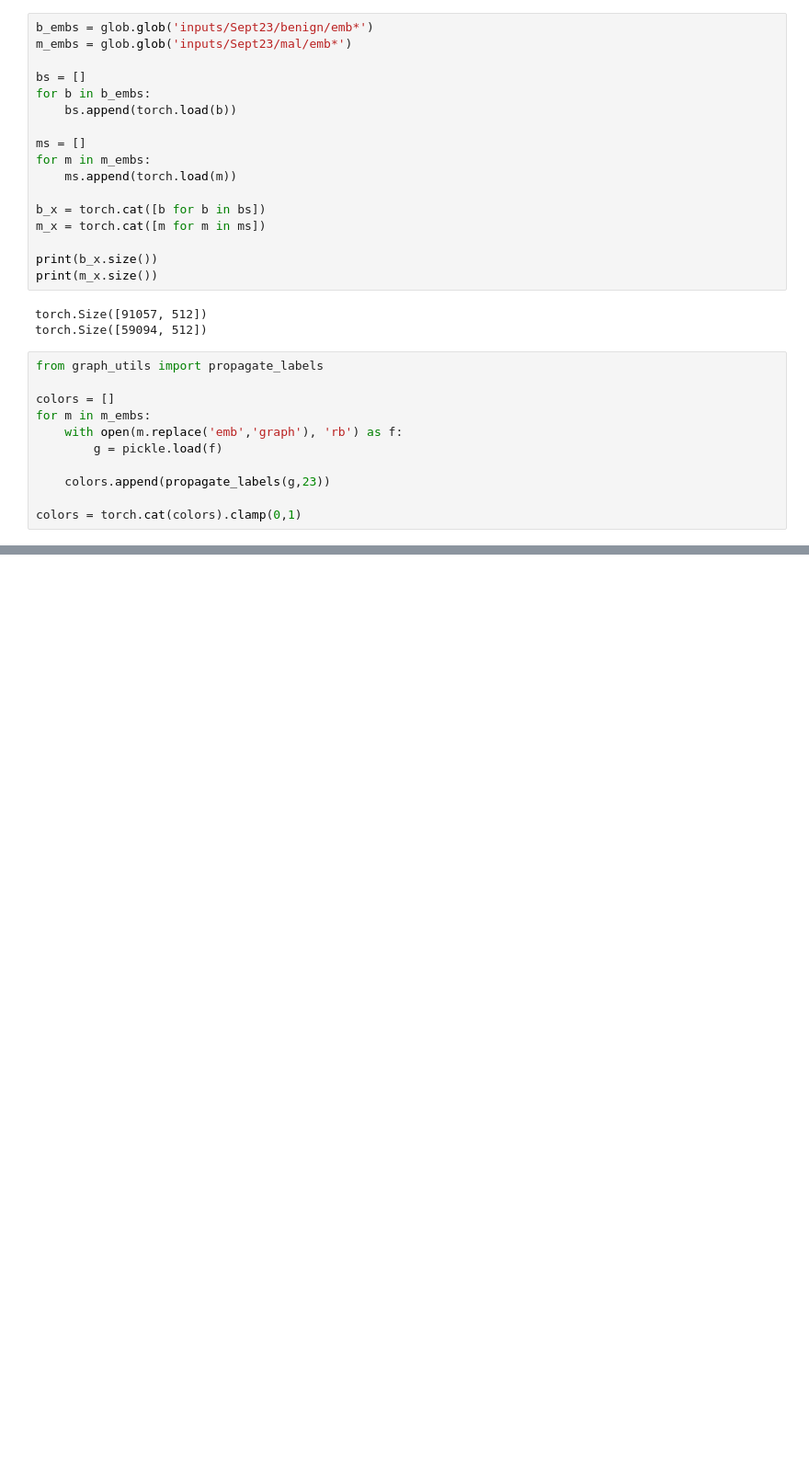
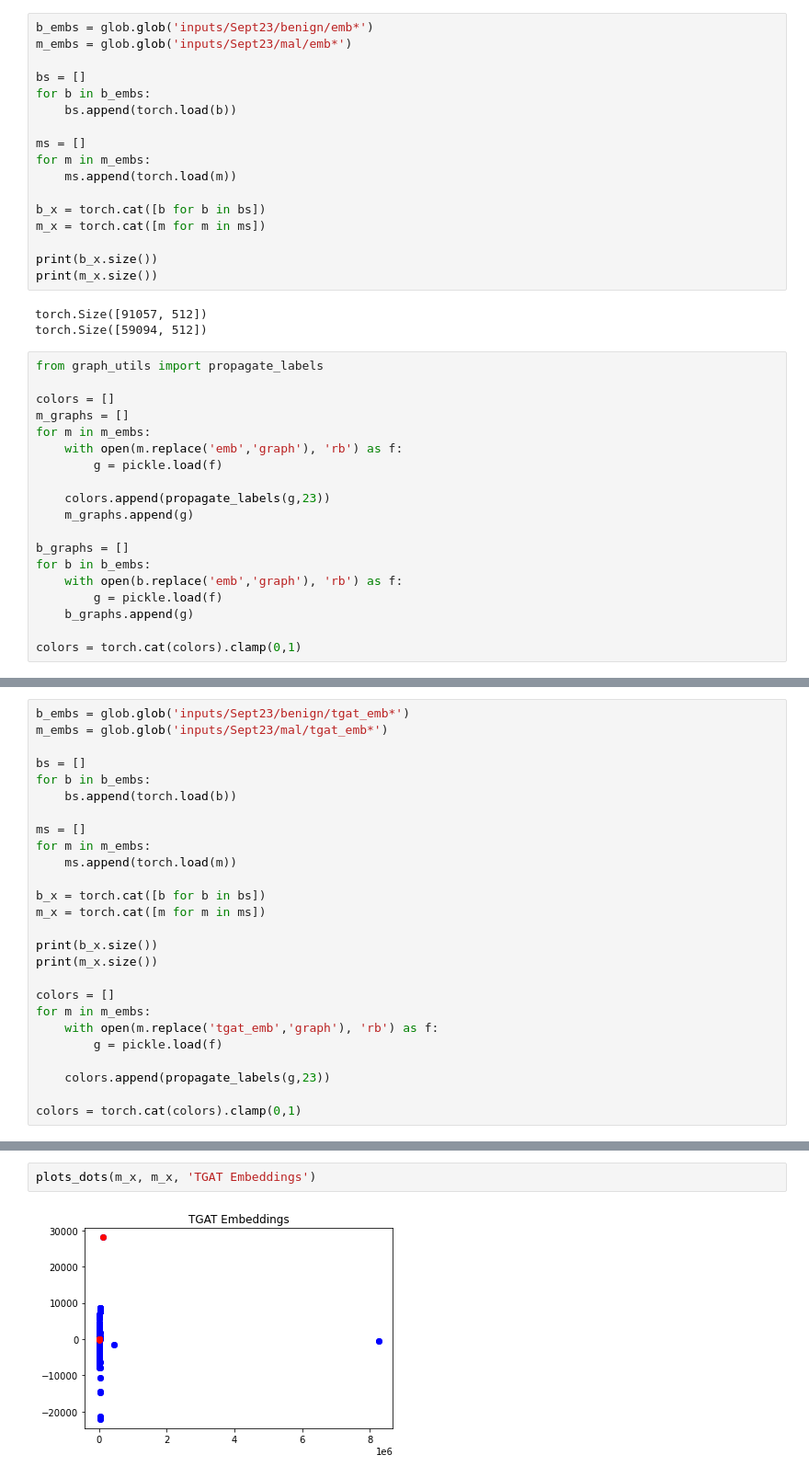
Before and after one commit to zazyzaya/NestedGraphs, a Jupyter notebook: notebooks/view_embs.ipynb, the cells around one changed output, grey strips where cells are left out. Shown at 92% size. Saved outputs shown, nothing was run; the diff lists cells and outputs as text; blank space fills up the shorter version.

```diff
--- a/notebooks/view_embs.ipynb
+++ b/notebooks/view_embs.ipynb
@@ -33,11 +33,19 @@ torch.Size([59094, 512])
 from graph_utils import propagate_labels
 
 colors = []
+m_graphs = []
 for m in m_embs:
     with open(m.replace('emb','graph'), 'rb') as f:
         g = pickle.load(f)
 
     colors.append(propagate_labels(g,23))
+    m_graphs.append(g)
+
+b_graphs = []
+for b in b_embs:
+    with open(b.replace('emb','graph'), 'rb') as f:
+        g = pickle.load(f)
+    b_graphs.append(g)
 
 colors = torch.cat(colors).clamp(0,1)
 # %%
@@ -62,0 +70,26 @@ plots_dots(b_x[:,256:], m_x[:,256:], 'Just files')
+# %%
+b_embs = glob.glob('inputs/Sept23/benign/tgat_emb*')
+m_embs = glob.glob('inputs/Sept23/mal/tgat_emb*')
+
+bs = []
+for b in b_embs:
+    bs.append(torch.load(b))
+
+ms = []
+for m in m_embs:
+    ms.append(torch.load(m))
+
+b_x = torch.cat([b for b in bs])
+m_x = torch.cat([m for m in ms])
+
+print(b_x.size())
+print(m_x.size())
+
+colors = []
+for m in m_embs:
+    with open(m.replace('tgat_emb','graph'), 'rb') as f:
+        g = pickle.load(f)
+
+    colors.append(propagate_labels(g,23))
+
+colors = torch.cat(colors).clamp(0,1)
@@ -62,0 +99,4 @@ plots_dots(b_x[:,256:], m_x[:,256:], 'Just files')
+# %%
+plots_dots(m_x, m_x, 'TGAT Embeddings')
+# %% [output]
+[figure, added]
```
Also changed, not shown: parts of 3 cells of this notebook, 10 other files.
